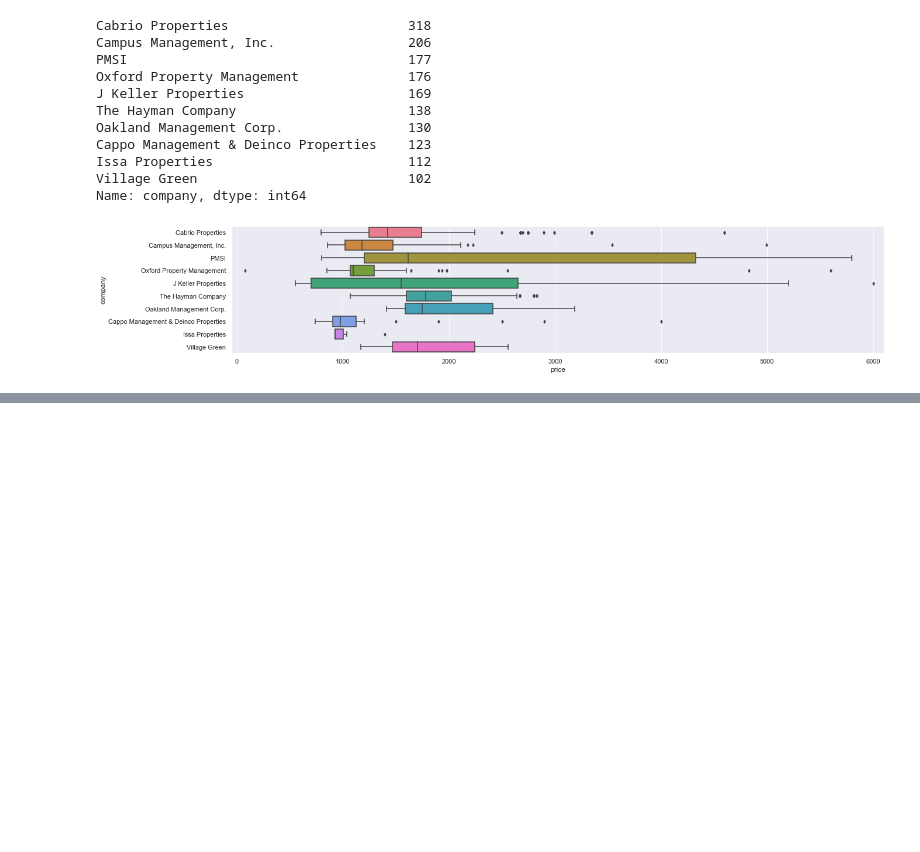
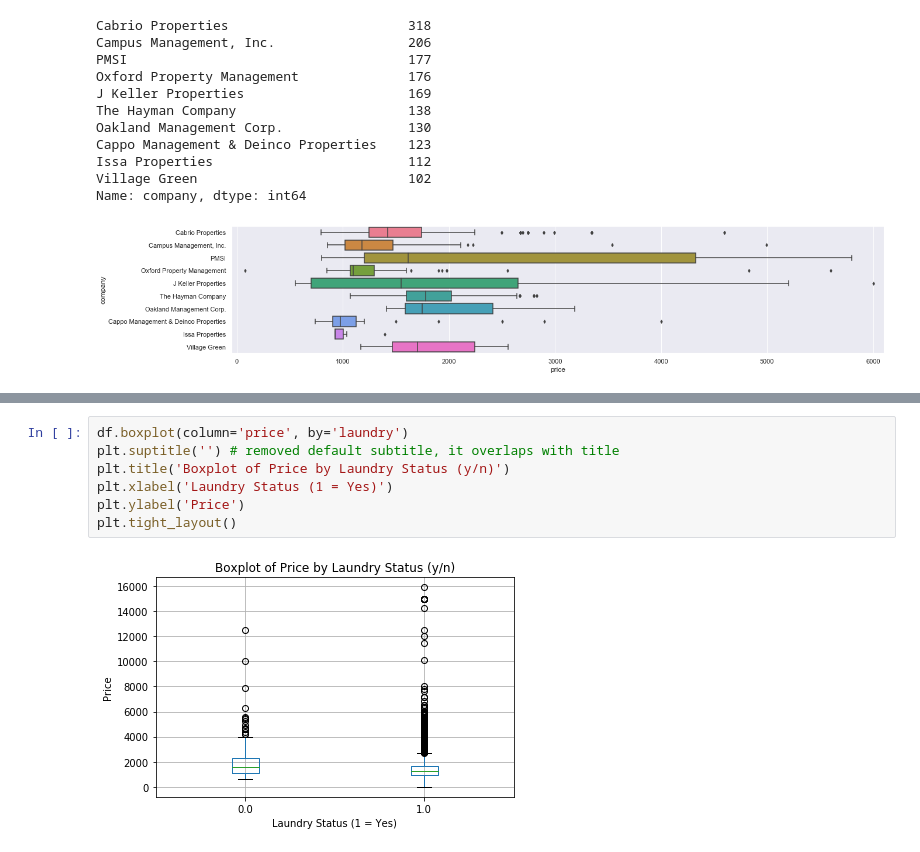
Before and after one commit to lilyzhai/housing-survey, a Jupyter notebook: EDA/EDA-Eric.ipynb, the cells around one changed output, grey strips where cells are left out. Cells and saved outputs as stored; diff of their text form; blank space fills up the shorter version.

```diff
--- a/EDA/EDA-Eric.ipynb
+++ b/EDA/EDA-Eric.ipynb
@@ -85,0 +155,9 @@ Name: company, dtype: int64
+# %%
+df.boxplot(column='price', by='laundry')
+plt.suptitle('') # removed default subtitle, it overlaps with title
+plt.title('Boxplot of Price by Laundry Status (y/n)')
+plt.xlabel('Laundry Status (1 = Yes)')
+plt.ylabel('Price')
+plt.tight_layout()
+# %% [output]
+[figure, added]
```
Also changed, not shown: parts of 12 cells of this notebook.
